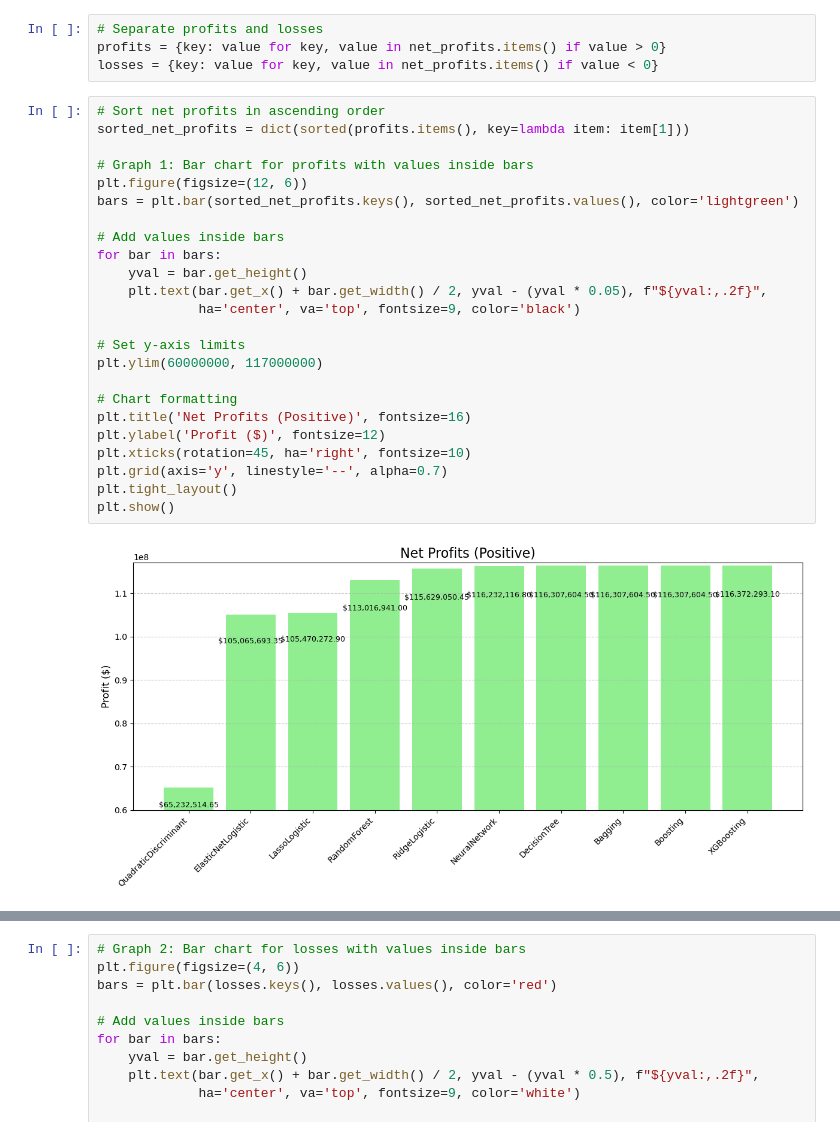
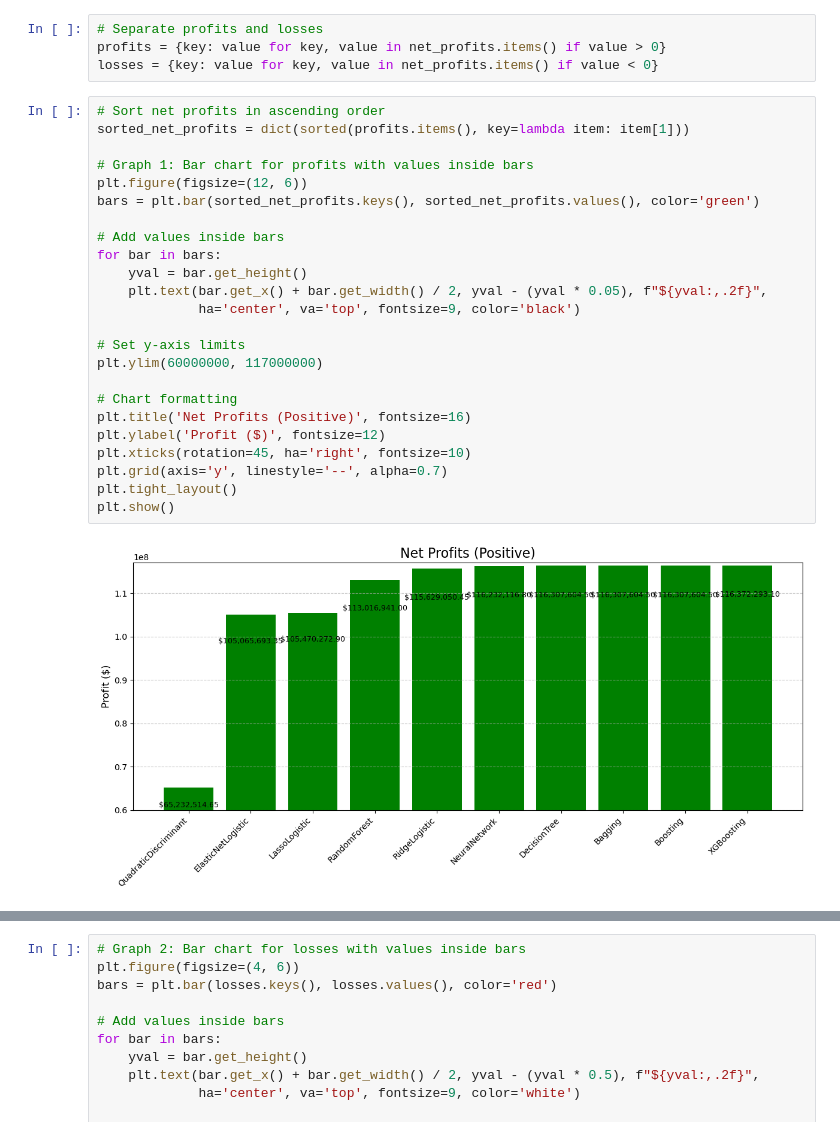
Before and after one commit to amogh2004/SBA-Loan-Default-Classification, a Jupyter notebook: DataModeling_Final.ipynb, the cells around one changed output, grey strips where cells are left out. Drawn from its saved outputs; the diff is of its cells as text.

```diff
--- a/DataModeling_Final.ipynb
+++ b/DataModeling_Final.ipynb
@@ -894,26 +1368,26 @@ losses = {key: value for key, value in net_profits.items() if value < 0}
 # %%
 # Sort net profits in ascending order
 sorted_net_profits = dict(sorted(profits.items(), key=lambda item: item[1]))
 
 # Graph 1: Bar chart for profits with values inside bars
 plt.figure(figsize=(12, 6))
-bars = plt.bar(sorted_net_profits.keys(), sorted_net_profits.values(), color='lightgreen')
+bars = plt.bar(sorted_net_profits.keys(), sorted_net_profits.values(), color='green')
 
 # Add values inside bars
 for bar in bars:
     yval = bar.get_height()
     plt.text(bar.get_x() + bar.get_width() / 2, yval - (yval * 0.05), f"${yval:,.2f}",
              ha='center', va='top', fontsize=9, color='black')
 
 # Set y-axis limits
 plt.ylim(60000000, 117000000)
 
 # Chart formatting
 plt.title('Net Profits (Positive)', fontsize=16)
 plt.ylabel('Profit ($)', fontsize=12)
 plt.xticks(rotation=45, ha='right', fontsize=10)
 plt.grid(axis='y', linestyle='--', alpha=0.7)
 plt.tight_layout()
 plt.show()
 # %% [output]
-[figure, old version]
+[figure, new version]
```
Also changed, not shown: parts of 81 cells of this notebook.
